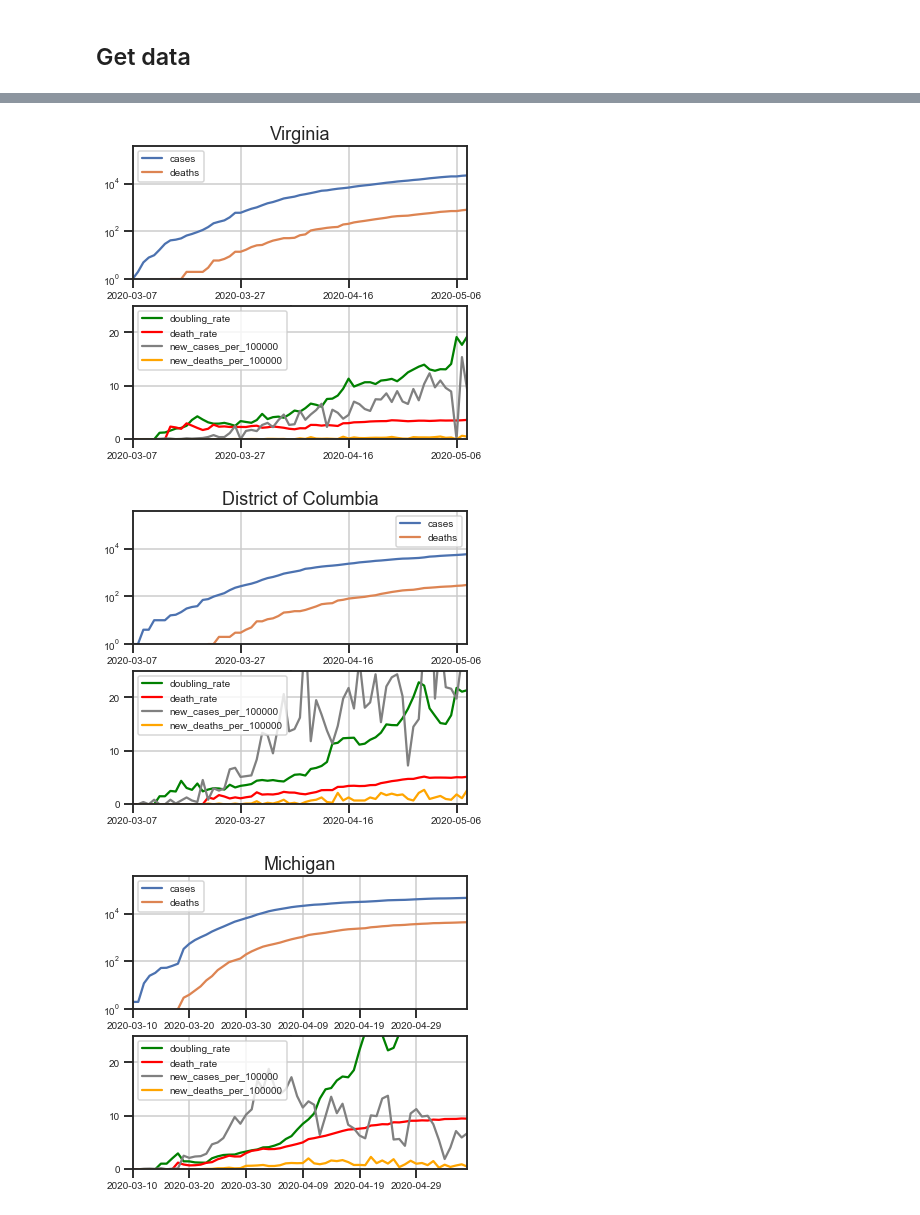
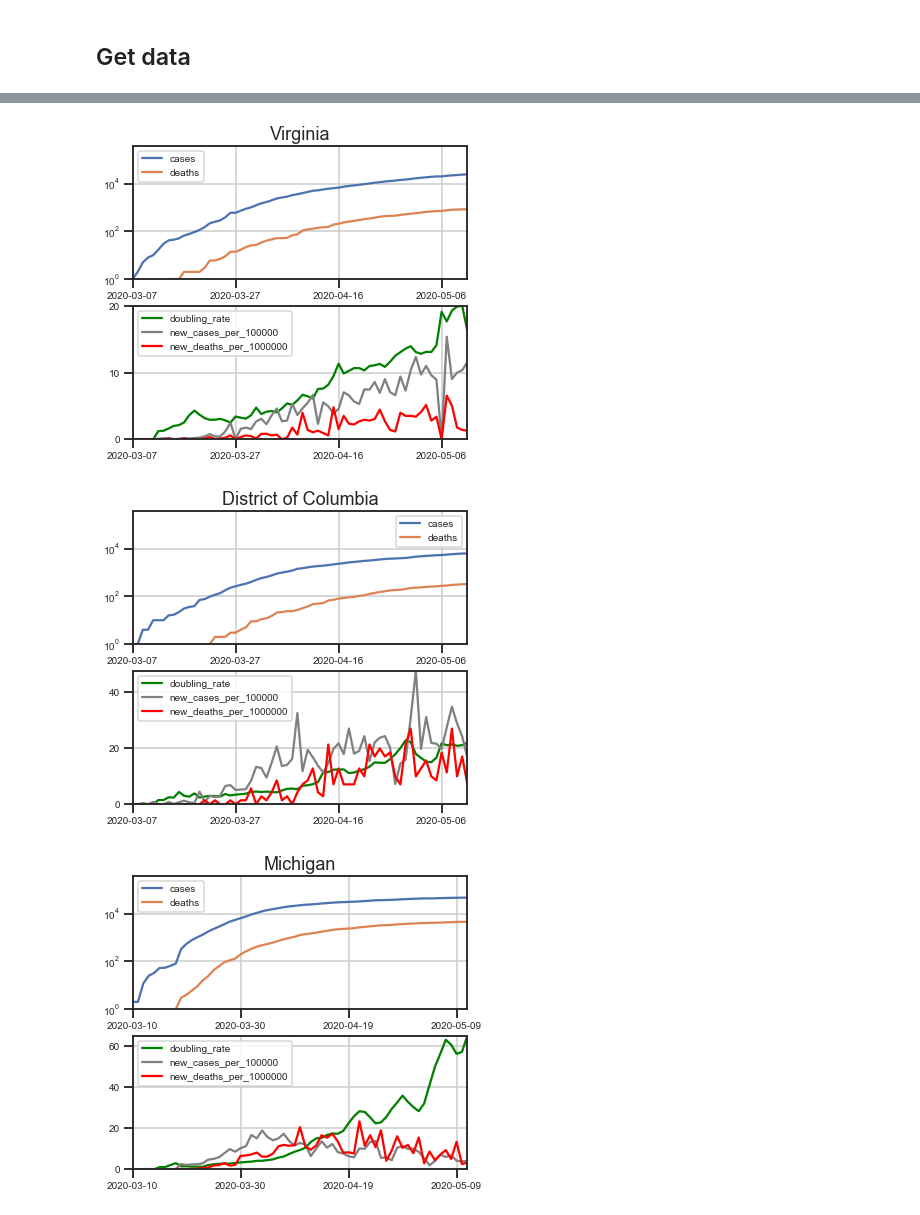
Before and after one commit to knobelsp/CV19, a Jupyter notebook: CV19.ipynb, the cells around one changed output, grey strips where cells are left out. Drawn from its saved outputs; the diff is of its cells as text; code cells hidden in the pictures.

```diff
--- a/CV19.ipynb
+++ b/CV19.ipynb
@@ -167,13 +167,17 @@ for i in range(0,len(this_state)):
 
     deaths=this.deaths.to_numpy(copy=True)
     r_deaths=np.roll(deaths,1)
-    this['new_deaths_per_100000']=100000*(deaths-r_deaths)/pop[i]
+    this['new_deaths_per_1000000']=1000000*(deaths-r_deaths)/pop[i]
+
+    yt=np.nanmax([this['doubling_rate'], this['new_cases_per_100000'], this['new_deaths_per_1000000']] )
+    if (yt <= 0) : yt=40
+    if (not(np.isfinite(yt))) : yt=40
 
     fig, axes = plt.subplots(nrows=2, ncols=1,figsize=(6,6))
     this.plot('date',['cases','deaths'],kind = 'line',title=this_state[i],
               fontsize=fs,logy=True,ylim=yr,ax=axes[0],grid=True)
-    this.plot('date',['doubling_rate','death_rate','new_cases_per_100000','new_deaths_per_100000'],kind = 'line',
-          color=['green','red','grey','orange'],fontsize=fs,logy=False,ylim=[0,25],ax=axes[1],grid=True)
+    this.plot('date',['doubling_rate','new_cases_per_100000','new_deaths_per_1000000'],kind = 'line',
+          color=['green','grey','red'],fontsize=fs,logy=False,ylim=[0,yt],ax=axes[1],grid=True)
     this_savename="CV19_state_"+this_state[i].replace(" ", "")+".pdf"
 
 
@@ -205,3 +209,3 @@ See the caveats in the documentation: http://pandas.pydata.org/pandas-docs/stabl
-[figure, old version]
+[figure, new version]
-[figure, old version]
+[figure, new version]
-[figure, old version]
+[figure, new version]
```
Also changed, not shown: parts of 5 cells of this notebook, 23 other files.
